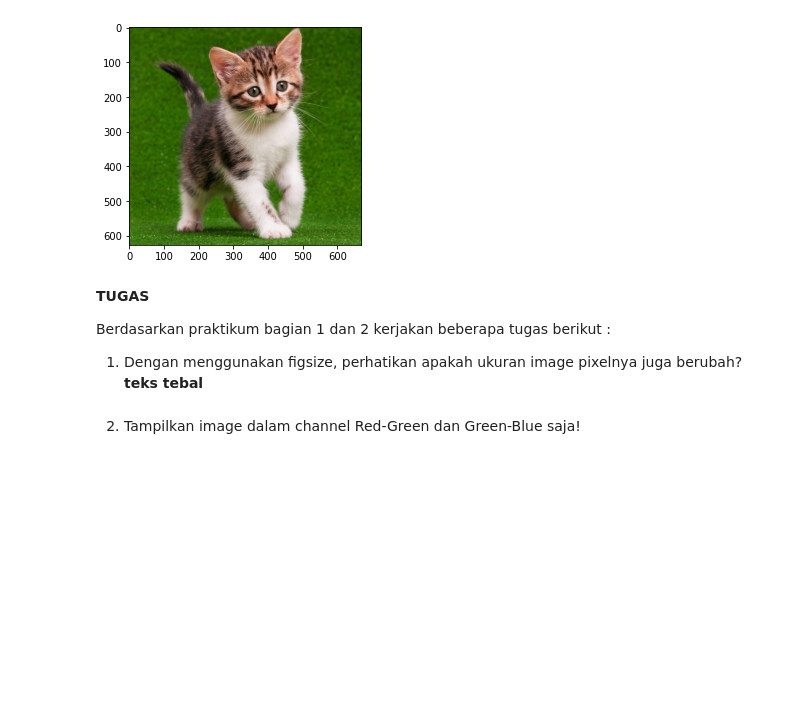
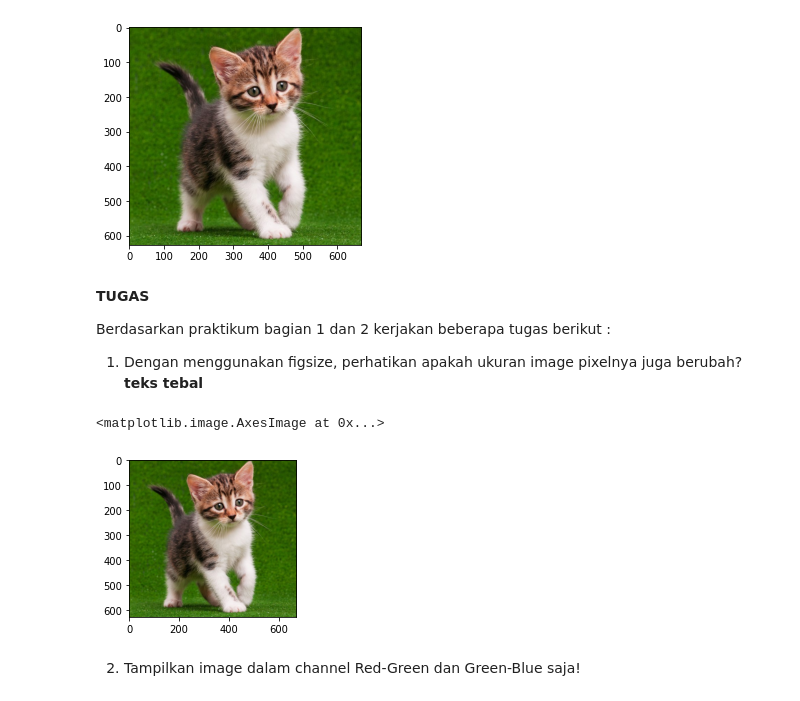
Before and after one commit to kevinaldyansyah/PCVK_Genap_2021, a Jupyter notebook: Week2.ipynb, the cells around one changed output. Saved outputs shown, nothing was run; the diff lists cells and outputs as text; code cells hidden in the pictures; blank space fills up the shorter version.

```diff
--- a/Week2.ipynb
+++ b/Week2.ipynb
@@ -33,5 +33,11 @@ Berdasarkan praktikum bagian 1 dan 2 kerjakan beberapa tugas berikut :
 1. Dengan menggunakan figsize, perhatikan apakah ukuran image pixelnya juga
 berubah?
 **teks tebal**
+# %%
+plt.figure(figsize=(3,3))
+plt.imshow(img3)
+# %% [output]
+<matplotlib.image.AxesImage at 0x...>
+[figure, added]
 # %% [markdown]
 2. Tampilkan image dalam channel Red-Green dan Green-Blue saja!
```
Also changed, not shown: parts of 3 cells of this notebook.
